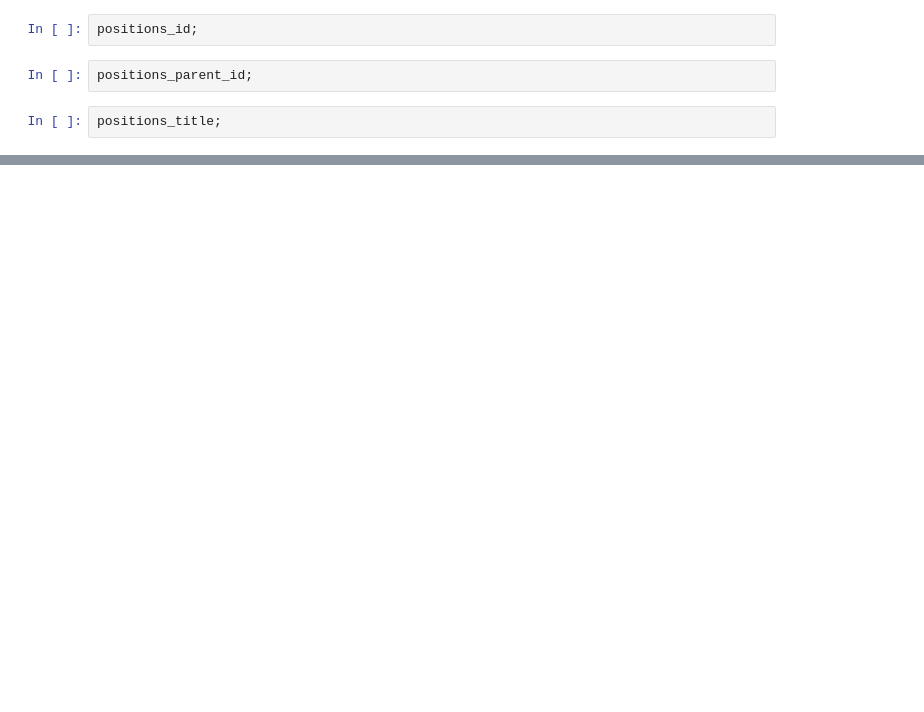
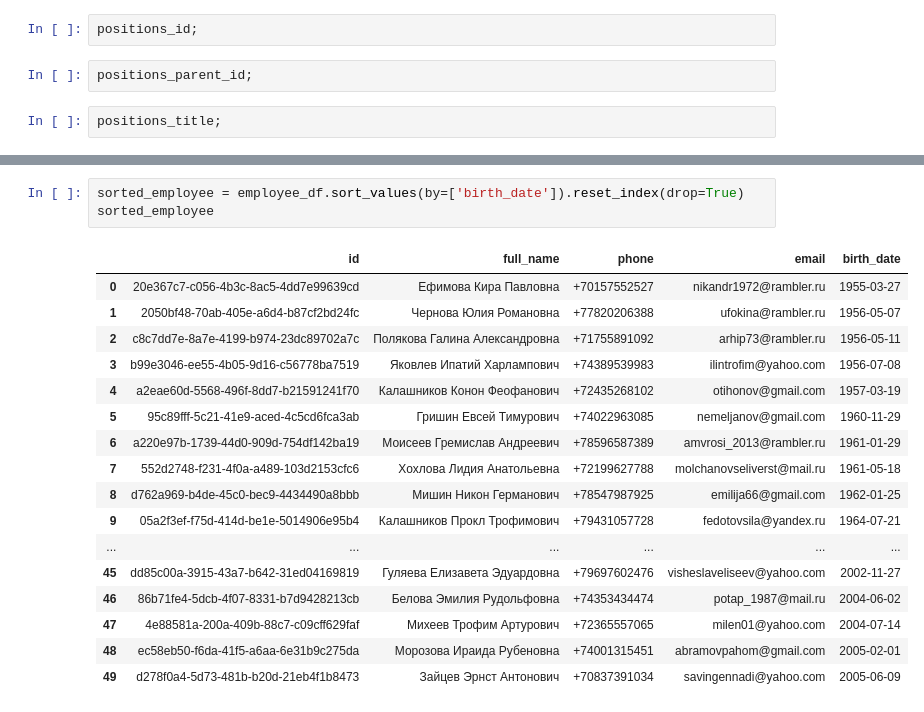
Before and after one commit to PajiloyLis/BMSTU-DB-CP, a Jupyter notebook: src/data_create.ipynb, the cells around one changed output, grey strips where cells are left out. Saved outputs shown, nothing was run; the diff lists cells and outputs as text; blank space fills up the shorter version.

```diff
--- a/src/data_create.ipynb
+++ b/src/data_create.ipynb
@@ -402,0 +883,21 @@ df.to_csv("/tmp/positions.csv", index=False)
+# %%
+sorted_employee = employee_df.sort_values(by=['birth_date']).reset_index(drop=True)
+sorted_employee
+# %% [output]
+|  | id | full_name | phone | email | birth_date |
+| 0 | 20e367c7-c056-4b3c-8ac5-4dd7e99639cd | Ефимова Кира Павловна | +70157552527 | nikandr1972@rambler.ru | 1955-03-27 |
+| 1 | 2050bf48-70ab-405e-a6d4-b87cf2bd24fc | Чернова Юлия Романовна | +77820206388 | ufokina@rambler.ru | 1956-05-07 |
+| 2 | c8c7dd7e-8a7e-4199-b974-23dc89702a7c | Полякова Галина Александровна | +71755891092 | arhip73@rambler.ru | 1956-05-11 |
+| 3 | b99e3046-ee55-4b05-9d16-c56778ba7519 | Яковлев Ипатий Харлампович | +74389539983 | ilintrofim@yahoo.com | 1956-07-08 |
+| 4 | a2eae60d-5568-496f-8dd7-b21591241f70 | Калашников Конон Феофанович | +72435268102 | otihonov@gmail.com | 1957-03-19 |
+| 5 | 95c89fff-5c21-41e9-aced-4c5cd6fca3ab | Гришин Евсей Тимурович | +74022963085 | nemeljanov@gmail.com | 1960-11-29 |
+| 6 | a220e97b-1739-44d0-909d-754df142ba19 | Моисеев Гремислав Андреевич | +78596587389 | amvrosi_2013@rambler.ru | 1961-01-29 |
+| 7 | 552d2748-f231-4f0a-a489-103d2153cfc6 | Хохлова Лидия Анатольевна | +72199627788 | molchanovseliverst@mail.ru | 1961-05-18 |
+| 8 | d762a969-b4de-45c0-bec9-4434490a8bbb | Мишин Никон Германович | +78547987925 | emilija66@gmail.com | 1962-01-25 |
+| 9 | 05a2f3ef-f75d-414d-be1e-5014906e95b4 | Калашников Прокл Трофимович | +79431057728 | fedotovsila@yandex.ru | 1964-07-21 |
+| ... | ... | ... | ... | ... | ... |
+| 45 | dd85c00a-3915-43a7-b642-31ed04169819 | Гуляева Елизавета Эдуардовна | +79697602476 | visheslaveliseev@yahoo.com | 2002-11-27 |
+| 46 | 86b71fe4-5dcb-4f07-8331-b7d9428213cb | Белова Эмилия Рудольфовна | +74353434474 | potap_1987@mail.ru | 2004-06-02 |
+| 47 | 4e88581a-200a-409b-88c7-c09cff629faf | Михеев Трофим Артурович | +72365557065 | milen01@yahoo.com | 2004-07-14 |
+| 48 | ec58eb50-f6da-41f5-a6aa-6e31b9c275da | Морозова Ираида Рубеновна | +74001315451 | abramovpahom@gmail.com | 2005-02-01 |
+| 49 | d278f0a4-5d73-481b-b20d-21eb4f1b8473 | Зайцев Эрнст Антонович | +70837391034 | savingennadi@yahoo.com | 2005-06-09 |
```
Also changed, not shown: parts of 77 cells of this notebook, 14 other files.
